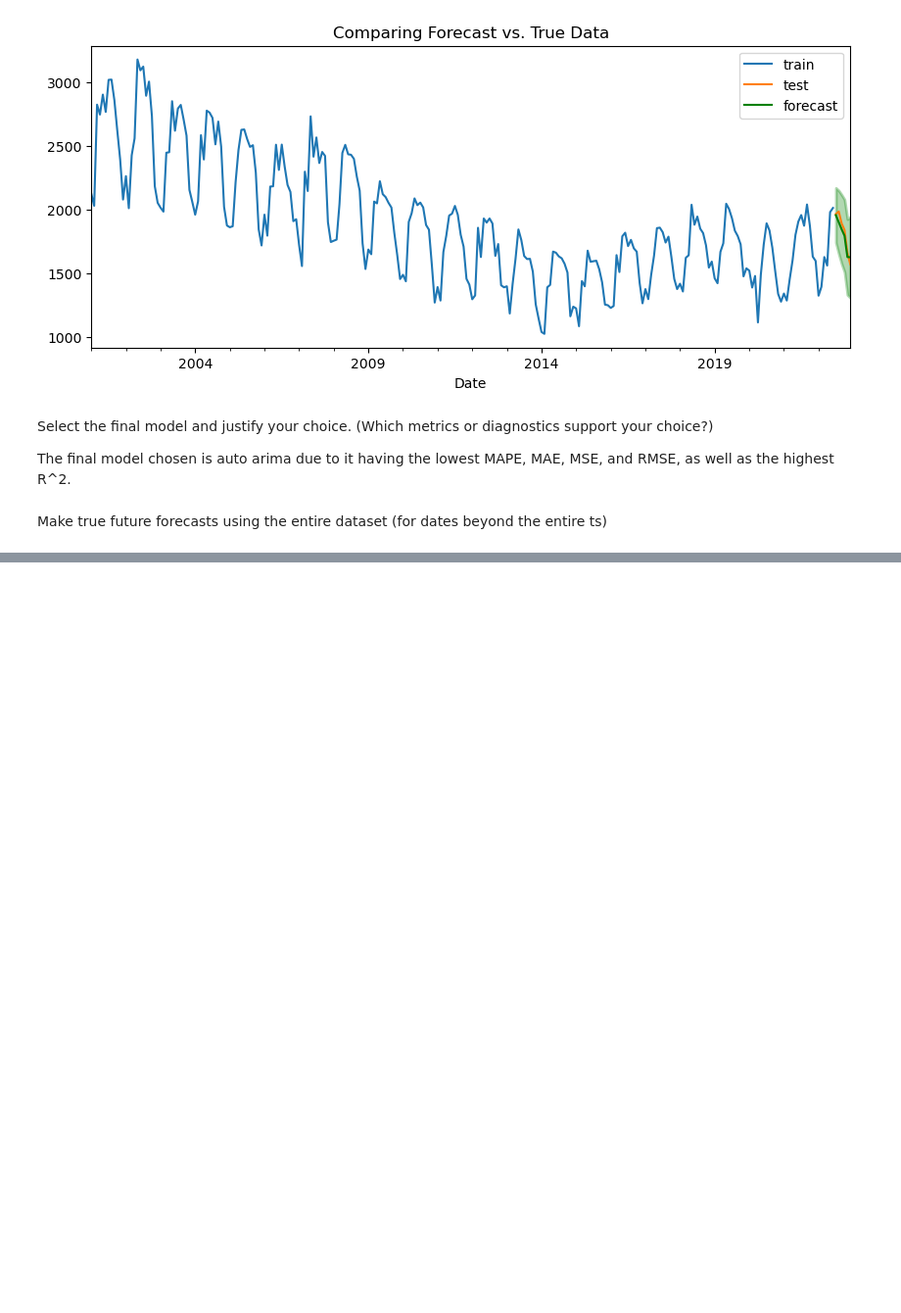
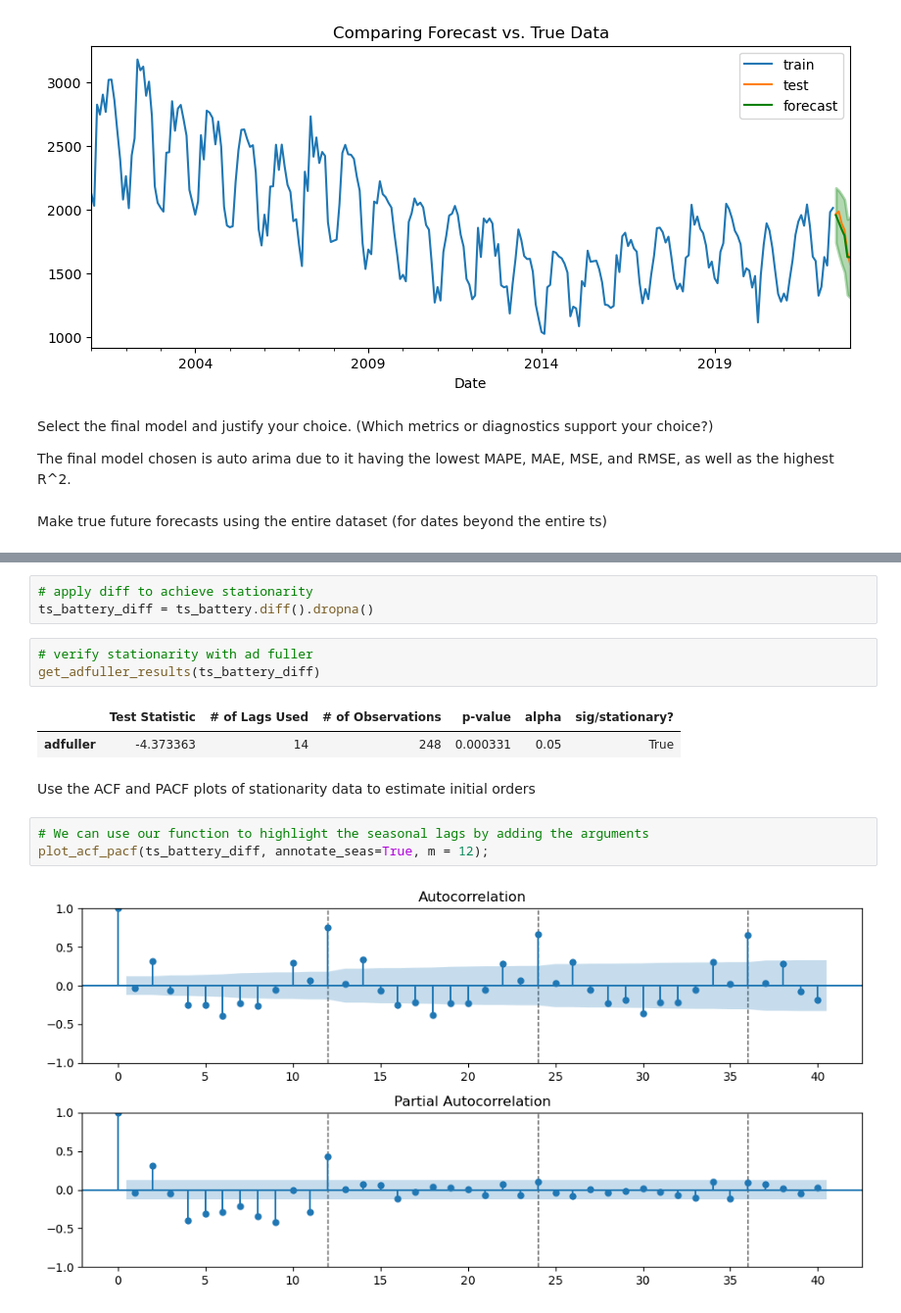
Before and after one commit to EhLeeOod/proj-3-part-1, a Jupyter notebook: core-proj-3-part-2.ipynb, the cells around one changed output, grey strips where cells are left out. Shown at 98% size. Saved outputs shown, nothing was run; the diff lists cells and outputs as text; blank space fills up the shorter version.

```diff
--- a/core-proj-3-part-2.ipynb
+++ b/core-proj-3-part-2.ipynb
@@ -1256,0 +1335,16 @@ Convert the raw delta into a percent change.
+# %%
+# apply diff to achieve stationarity
+ts_battery_diff = ts_battery.diff().dropna()
+# %%
+# verify stationarity with ad fuller
+get_adfuller_results(ts_battery_diff)
+# %% [output]
+|  | Test Statistic | # of Lags Used | # of Observations | p-value | alpha | sig/stationary? |
+| adfuller | -4.373363 | 14 | 248 | 0.000331 | 0.05 | True |
+# %% [markdown]
+Use the ACF and PACF plots of stationarity data to estimate initial orders
+# %%
+# We can use our function to highlight the seasonal lags by adding the arguments
+plot_acf_pacf(ts_battery_diff, annotate_seas=True, m = 12);
+# %% [output]
+[figure, added]
```
Also changed, not shown: parts of 59 cells of this notebook.
